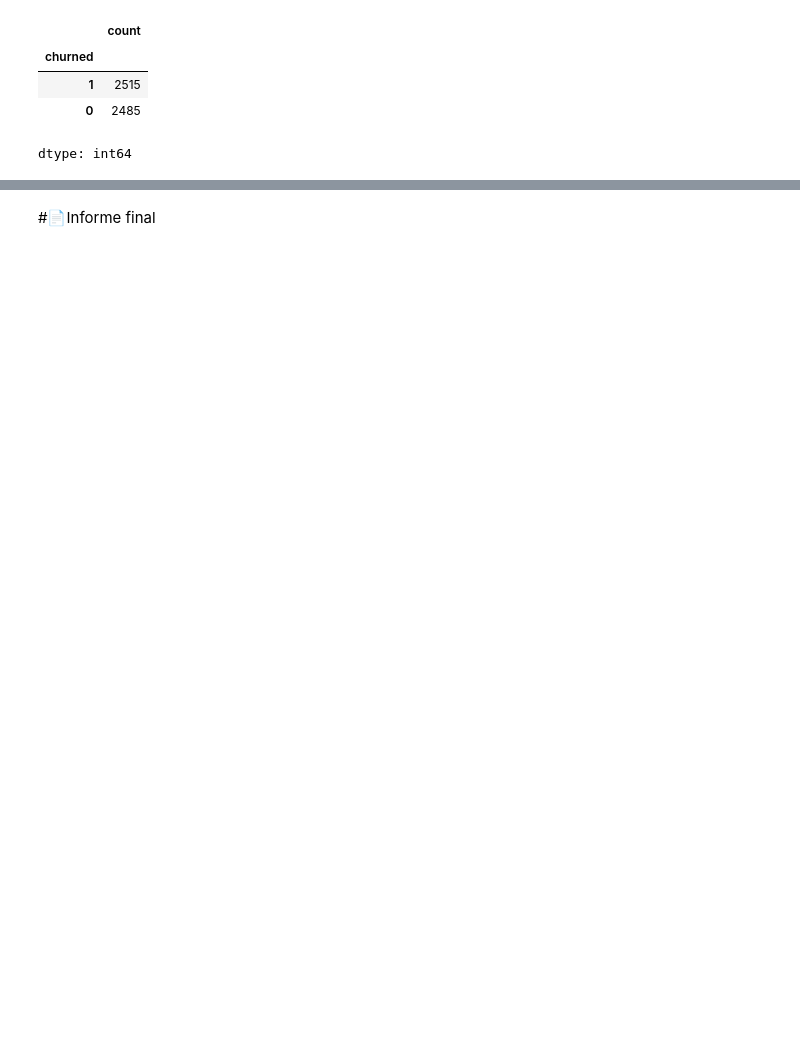
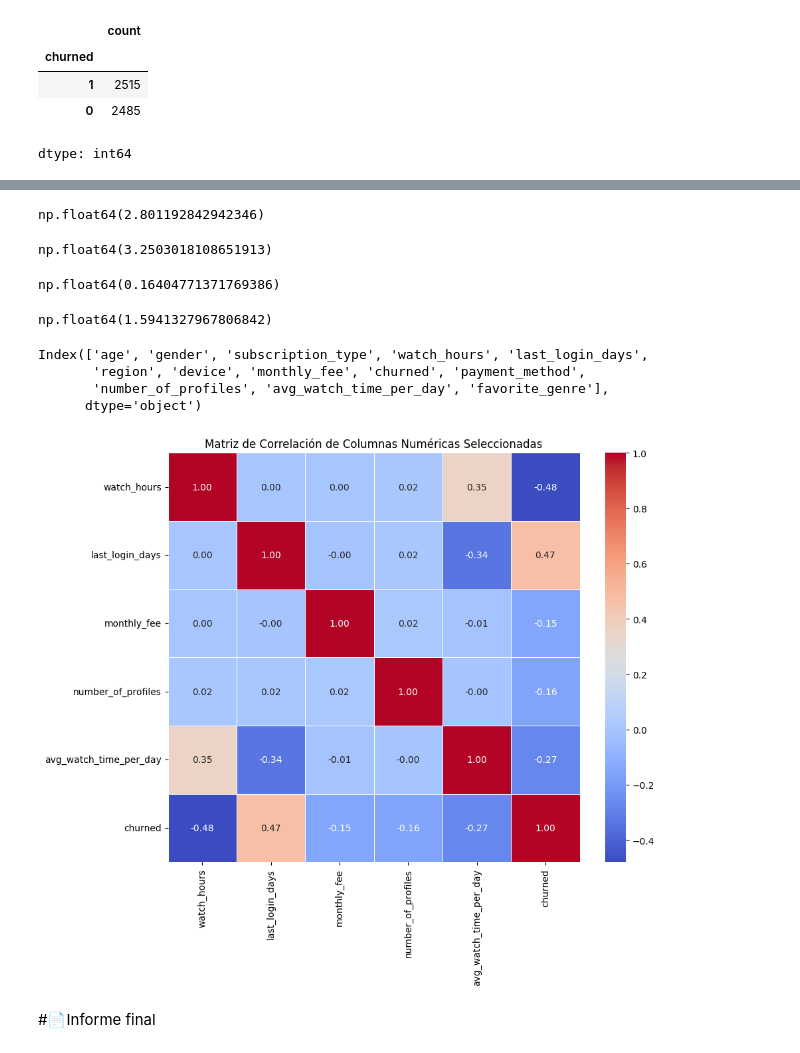
Before and after one commit to SebaDiezV/Hackaton_NoCountry_Equipo_65, a Jupyter notebook: Netflix_customer_churn.ipynb, the cells around one changed output, grey strips where cells are left out. Saved outputs shown, nothing was run; the diff lists cells and outputs as text; code cells hidden in the pictures; blank space fills up the shorter version.

```diff
--- a/Netflix_customer_churn.ipynb
+++ b/Netflix_customer_churn.ipynb
@@ -65,2 +382,44 @@ df.shape[0]
+# %%
+#Media del número de perfiles de los que se van
+yes_churn['number_of_profiles'].mean()
+# %% [output]
+np.float64(2.801192842942346)
+# %%
+#Media del número de perfiles de los que no se van
+no_churn['number_of_profiles'].mean()
+# %% [output]
+np.float64(3.2503018108651913)
+# %%
+#Media del promedio de tiempo viendo Netflix por dia  de los que se van
+yes_churn['avg_watch_time_per_day'].mean()
+# %% [output]
+np.float64(0.16404771371769386)
+# %%
+#Media del promedio de tiempo viendo Netflix por dia  de los que no se van
+no_churn['avg_watch_time_per_day'].mean()
+# %% [output]
+np.float64(1.5941327967806842)
+# %%
+df.columns
+# %% [output]
+Index(['age', 'gender', 'subscription_type', 'watch_hours', 'last_login_days',
+       'region', 'device', 'monthly_fee', 'churned', 'payment_method',
+       'number_of_profiles', 'avg_watch_time_per_day', 'favorite_genre'],
+      dtype='object')
+# %%
+# Crear una matriz de correlación para columnas numéricas seleccionadas
+# Seleccionar algunas columnas numéricas para incluir en la matriz de correlación
+numeric_cols = ['watch_hours', 'last_login_days', 'monthly_fee', 'number_of_profiles', 'avg_watch_time_per_day','churned']
+
+# Calcular la matriz de correlación
+correlation_matrix = df[numeric_cols].corr()
+
+# Crear un mapa de calor (heatmap) para la matriz de correlación
+plt.figure(figsize=(10, 8))
+sns.heatmap(correlation_matrix, annot=True, cmap='coolwarm', fmt=".2f", linewidths=.5)
+plt.title('Matriz de Correlación de Columnas Numéricas Seleccionadas')
+plt.show()
+# %% [output]
+[figure, added]
 # %% [markdown]
 #📄Informe final
```
Also changed, not shown: parts of 38 cells of this notebook.
